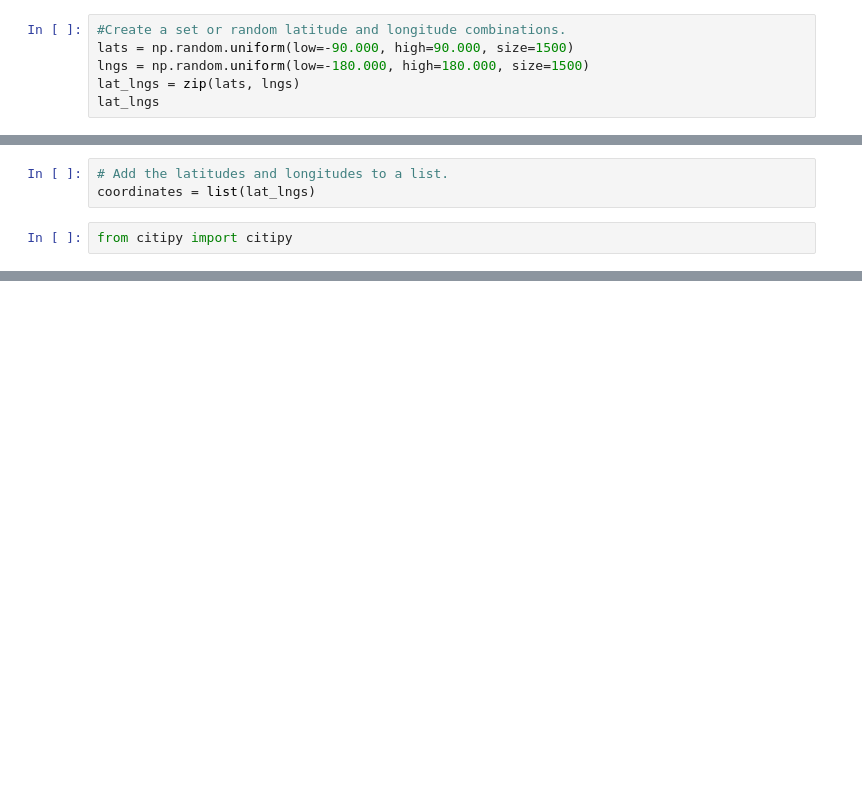
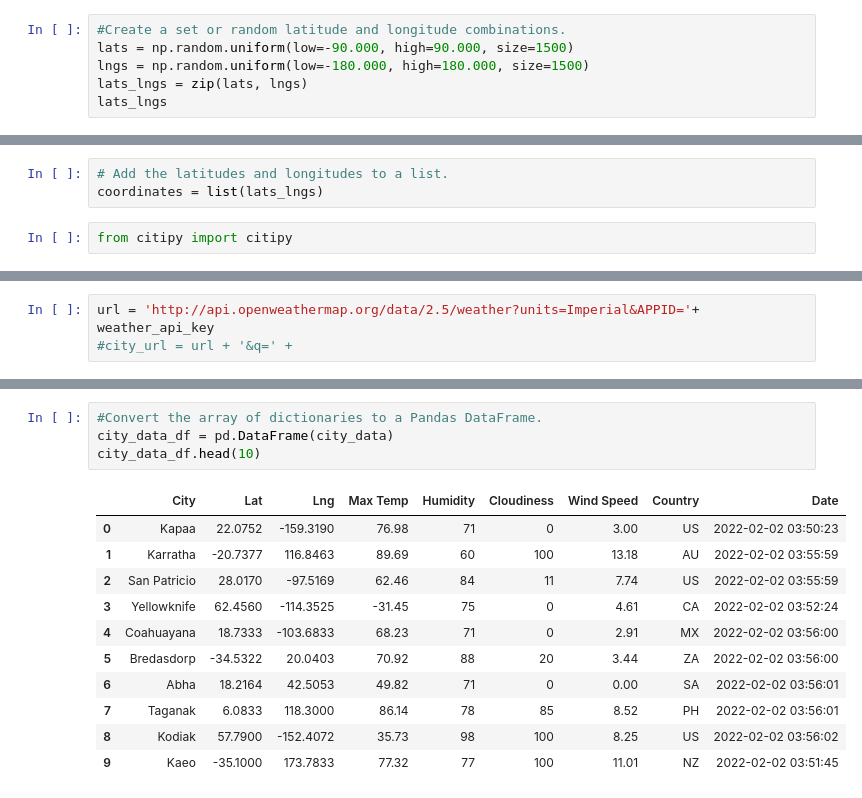
Before and after one commit to finarra/World_Weather_Analysis, a Jupyter notebook: WeatherPy.ipynb, the cells around one changed output, grey strips where cells are left out. Cells and saved outputs as stored; diff of their text form; blank space fills up the shorter version.

```diff
--- a/WeatherPy.ipynb
+++ b/WeatherPy.ipynb
@@ -7,12 +7,12 @@ import numpy as np
 #Create a set or random latitude and longitude combinations.
 lats = np.random.uniform(low=-90.000, high=90.000, size=1500)
 lngs = np.random.uniform(low=-180.000, high=180.000, size=1500)
-lat_lngs = zip(lats, lngs)
-lat_lngs
+lats_lngs = zip(lats, lngs)
+lats_lngs
 # %% [output]
 <zip at 0x...>
 # %%
 # Add the latitudes and longitudes to a list.
-coordinates = list(lat_lngs)
+coordinates = list(lats_lngs)
 # %%
 from citipy import citipy
@@ -32,0 +39,3 @@ len(cities)
+# %%
+url = 'http://api.openweathermap.org/data/2.5/weather?units=Imperial&APPID='+ weather_api_key
+#city_url = url + '&q=' +
@@ -32,0 +121,16 @@ len(cities)
+# %%
+#Convert the array of dictionaries to a Pandas DataFrame.
+city_data_df = pd.DataFrame(city_data)
+city_data_df.head(10)
+# %% [output]
+|  | City | Lat | Lng | Max Temp | Humidity | Cloudiness | Wind Speed | Country | Date |
+| 0 | Kapaa | 22.0752 | -159.3190 | 76.98 | 71 | 0 | 3.00 | US | 2022-02-02 03:50:23 |
+| 1 | Karratha | -20.7377 | 116.8463 | 89.69 | 60 | 100 | 13.18 | AU | 2022-02-02 03:55:59 |
+| 2 | San Patricio | 28.0170 | -97.5169 | 62.46 | 84 | 11 | 7.74 | US | 2022-02-02 03:55:59 |
+| 3 | Yellowknife | 62.4560 | -114.3525 | -31.45 | 75 | 0 | 4.61 | CA | 2022-02-02 03:52:24 |
+| 4 | Coahuayana | 18.7333 | -103.6833 | 68.23 | 71 | 0 | 2.91 | MX | 2022-02-02 03:56:00 |
+| 5 | Bredasdorp | -34.5322 | 20.0403 | 70.92 | 88 | 20 | 3.44 | ZA | 2022-02-02 03:56:00 |
+| 6 | Abha | 18.2164 | 42.5053 | 49.82 | 71 | 0 | 0.00 | SA | 2022-02-02 03:56:01 |
+| 7 | Taganak | 6.0833 | 118.3000 | 86.14 | 78 | 85 | 8.52 | PH | 2022-02-02 03:56:01 |
+| 8 | Kodiak | 57.7900 | -152.4072 | 35.73 | 98 | 100 | 8.25 | US | 2022-02-02 03:56:02 |
+| 9 | Kaeo | -35.1000 | 173.7833 | 77.32 | 77 | 100 | 11.01 | NZ | 2022-02-02 03:51:45 |
```
Also changed, not shown: parts of 6 cells of this notebook.
